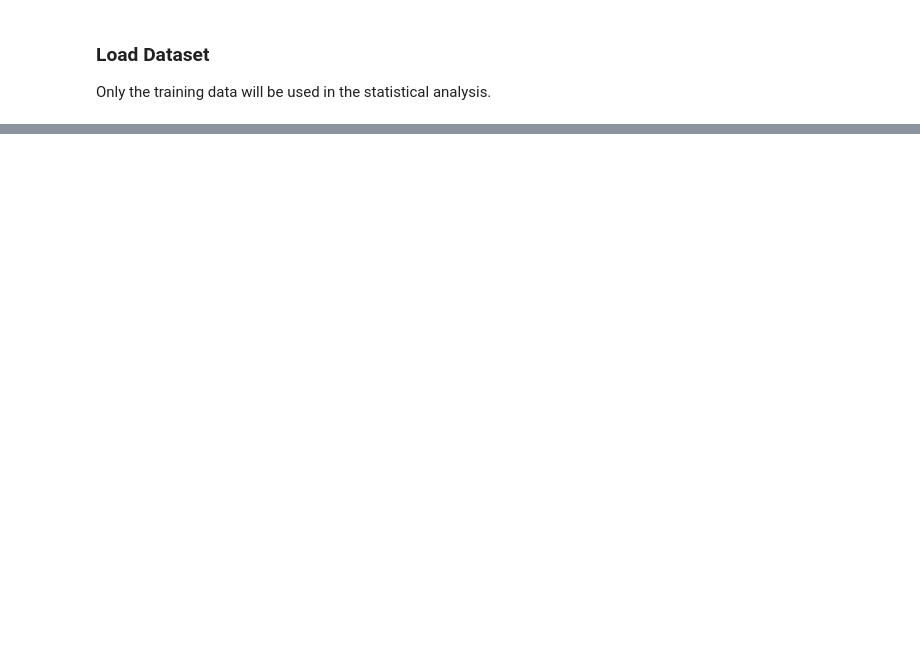
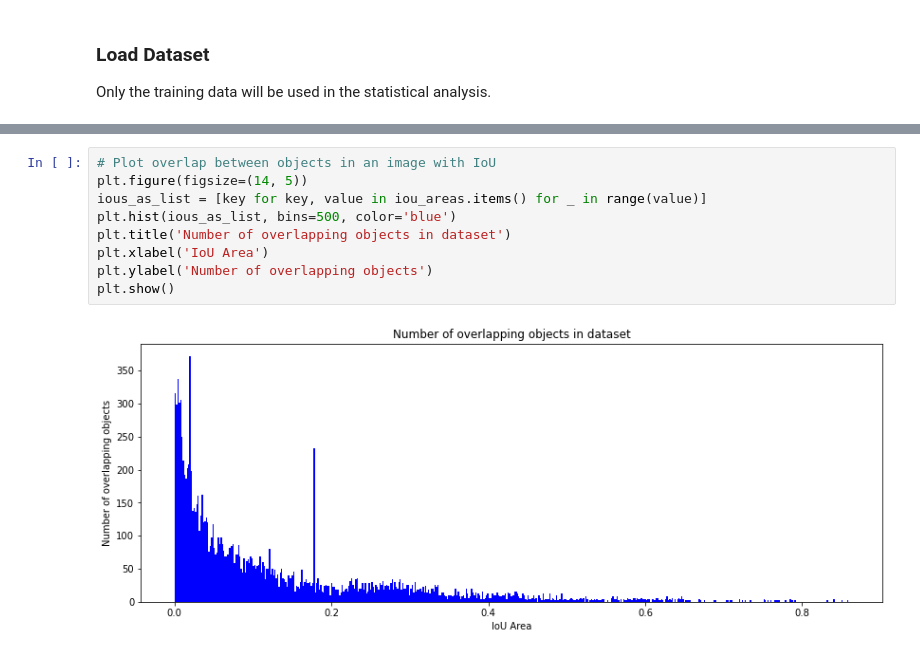
Before and after one commit to mariueng/computer-vision-and-deep-learning, a Jupyter notebook: SSD/notebooks/eda.ipynb, the cells around one changed output, grey strips where cells are left out. Drawn from its saved outputs; the diff is of its cells as text; blank space fills up the shorter version.

```diff
--- a/SSD/notebooks/eda.ipynb
+++ b/SSD/notebooks/eda.ipynb
@@ -127,0 +279,11 @@ This section explores object sizes independently, and also in relation to the im
+# %%
+# Plot overlap between objects in an image with IoU
+plt.figure(figsize=(14, 5))
+ious_as_list = [key for key, value in iou_areas.items() for _ in range(value)]
+plt.hist(ious_as_list, bins=500, color='blue')
+plt.title('Number of overlapping objects in dataset')
+plt.xlabel('IoU Area')
+plt.ylabel('Number of overlapping objects')
+plt.show()
+# %% [output]
+[figure, added]
```
Also changed, not shown: parts of 54 cells of this notebook, 4 other files.
